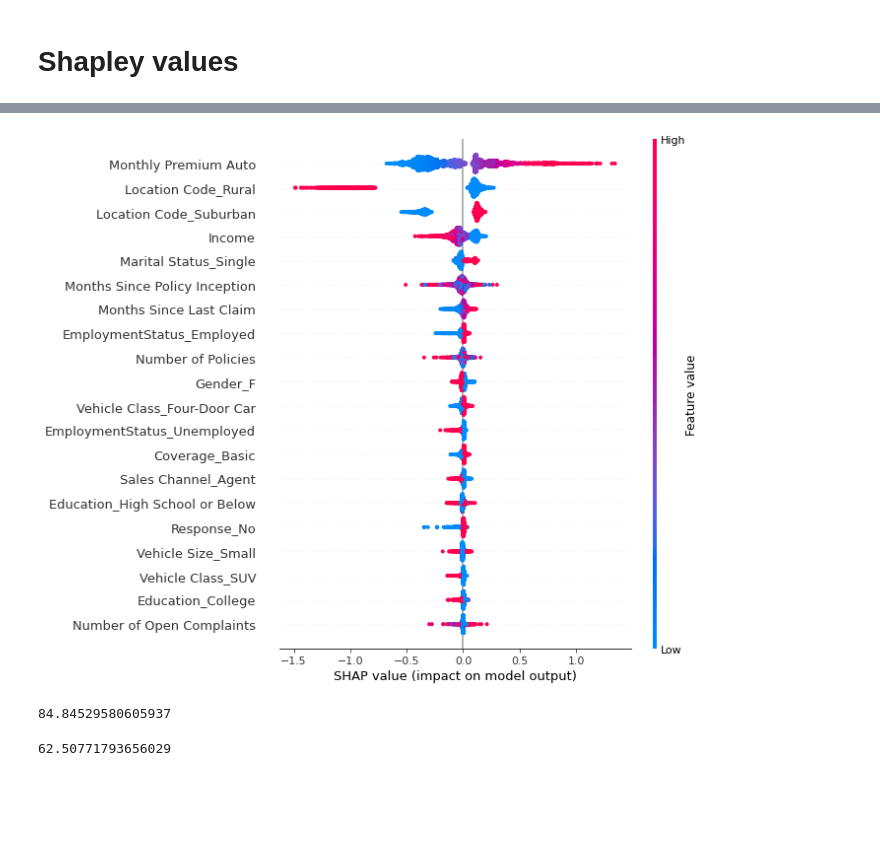
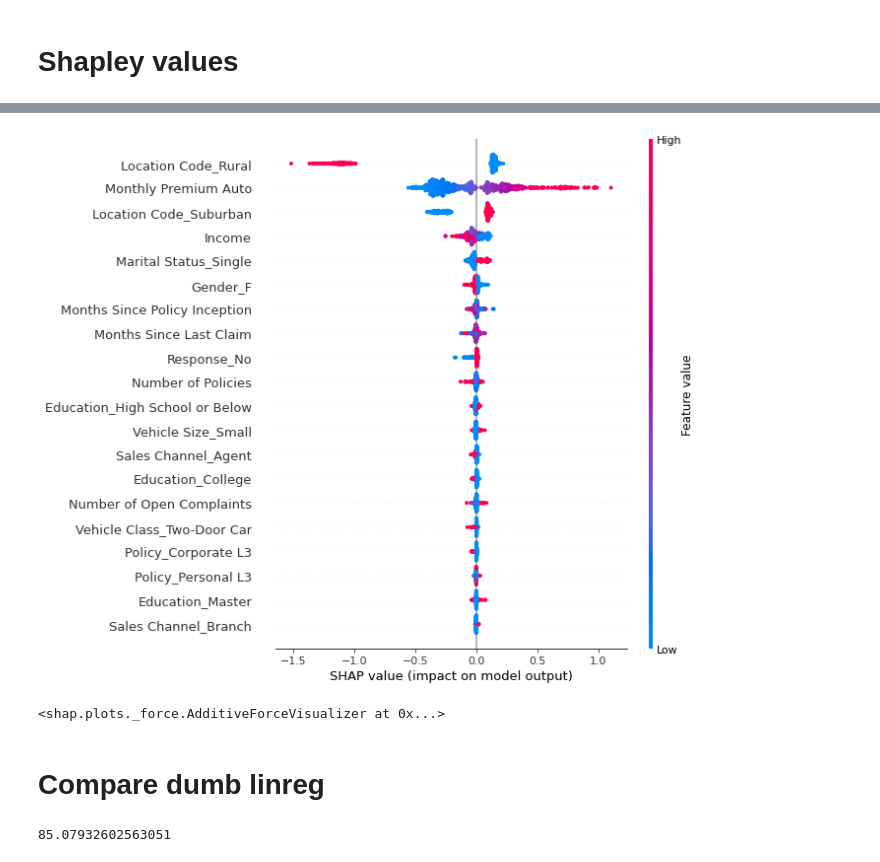
Before and after one commit to eenticott/us-ins-stuff, a Jupyter notebook: gavin-lv.ipynb, the cells around one changed output, grey strips where cells are left out. Cells and saved outputs as stored; diff of their text form; code cells hidden in the pictures; blank space fills up the shorter version.

```diff
--- a/gavin-lv.ipynb
+++ b/gavin-lv.ipynb
@@ -89,7 +84,7 @@ X = df.drop("Total Claim Amount", axis=1)
 
 SEED = 42
 X_train, X_test, y_train, y_test = train_test_split(X, y, test_size=0.25, random_state=SEED)
-X_val, X_test, y_val, y_test = train_test_split(X, y, test_size=0.5, random_state=SEED)
+X_val, X_test, y_val, y_test = train_test_split(X_test, y_test, test_size=0.5, random_state=SEED)
 X_train.columns
 # %% [output]
 Index(['Income', 'Monthly Premium Auto', 'Months Since Last Claim',
@@ -129,23 +169 @@ get_monotone_cols(X_train)
 CONSTRAINTS = (-1,1,-1,-1,1,1)
-# %%
-dtrain = xgb.DMatrix(X_train, label=y_train)
-dval = xgb.DMatrix(X_val, label=y_val)
-
-
-
-# specify parameters via map
-param = {'max_depth':5,
-         'eta':0.1, \
-         'objective':'reg:gamma', \
-         'min_child_weight': 5,
-         'eval_metric': 'mae',
-         'subsample': 0.8,
-         'base_score' : df["Total Claim Amount"].median(),
-         'booster': 'gbtree', \
-         # Enforce increasing/decreasing
-         'monotone_constraints': CONSTRAINTS,
-         'tree_method': 'exact',
-         'lambda': 0.01
-        }
-num_round = 250
-bst = xgb.train(param, dtrain, num_round)
@@ -160,7 +169,0 @@ mean_absolute_error(preds, y_val)
-# %%
-# compare without monotonicity
-del param["monotone_constraints"]
-num_round = 250
-bst2 = xgb.train(param, dtrain, num_round)
-preds = bst2.predict(dval)
-mean_absolute_error(preds, y_val)
@@ -184,19 +224,21 @@ data.head(12).plot(kind='barh')
 # %%
 shap.initjs()
 
-preds = bst.predict(dval)
-explainer = shap.TreeExplainer(bst)
+preds = bst.predict(X_val)
+explainer = shap.TreeExplainer(bst.best_estimator_.get_booster())
 shap_values = explainer.shap_values(dval)
-# "explain" one point
-shap.force_plot(explainer.expected_value, shap_values[0,:], X_val.iloc[0,:])
 shap.summary_plot(shap_values, X_val)
 # %% [output]
 [interactive output not drawn]
-[figure, old version]
+[figure, new version]
+# %%
+# "explain" one point
+shap.force_plot(explainer.expected_value, shap_values[0,:], X_val.iloc[0,:])
+# %% [output]
+<shap.plots._force.AdditiveForceVisualizer at 0x...>
+# %% [markdown]
+# Compare dumb linreg
 # %%
-dtrain = xgb.DMatrix(X_train, label=y_train)
-dval = xgb.DMatrix(X_val, label=y_val)
-
 # specify parameters via map
 param = { 'eta':0.01, \
          'objective':'reg:gamma', \
@@ -205,20 +247,11 @@ param = { 'eta':0.01, \
          'booster': 'gblinear', \
          # Enforce increasing/decreasing
          #'monotone_constraints': (-1,1,1),#tuple([1 for c in X_train.columns])
-         'lambda': 0.01
+         'lambda': 0.1
         }
-num_round = 2000
+num_round = 1000
 lin = xgb.train(param, dtrain, num_round)
+preds = lin.predict(dval)
+mean_absolute_error(preds, y_val)
+# %% [output]
+85.07932602563051
-# %%
-# linreg
-preds = lin.predict(dval)
-mean_absolute_error(preds, y_val)
-# %% [output]
-84.84529580605937
-# %%
-# make prediction
-dtest = xgb.DMatrix(X_test, label=y_test)
-preds = bst2.predict(dtest)
-mean_absolute_error(preds, y_test)
-# %% [output]
-62.50771793656029
```
Also changed, not shown: parts of 16 cells of this notebook.
